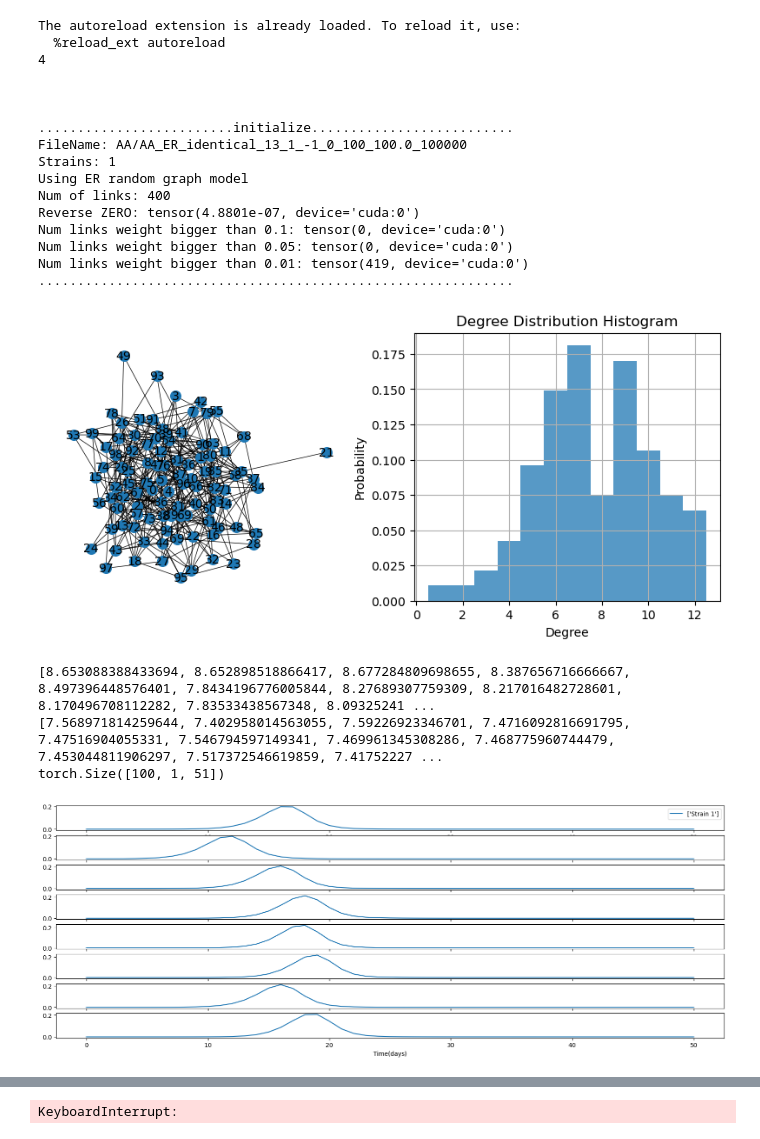
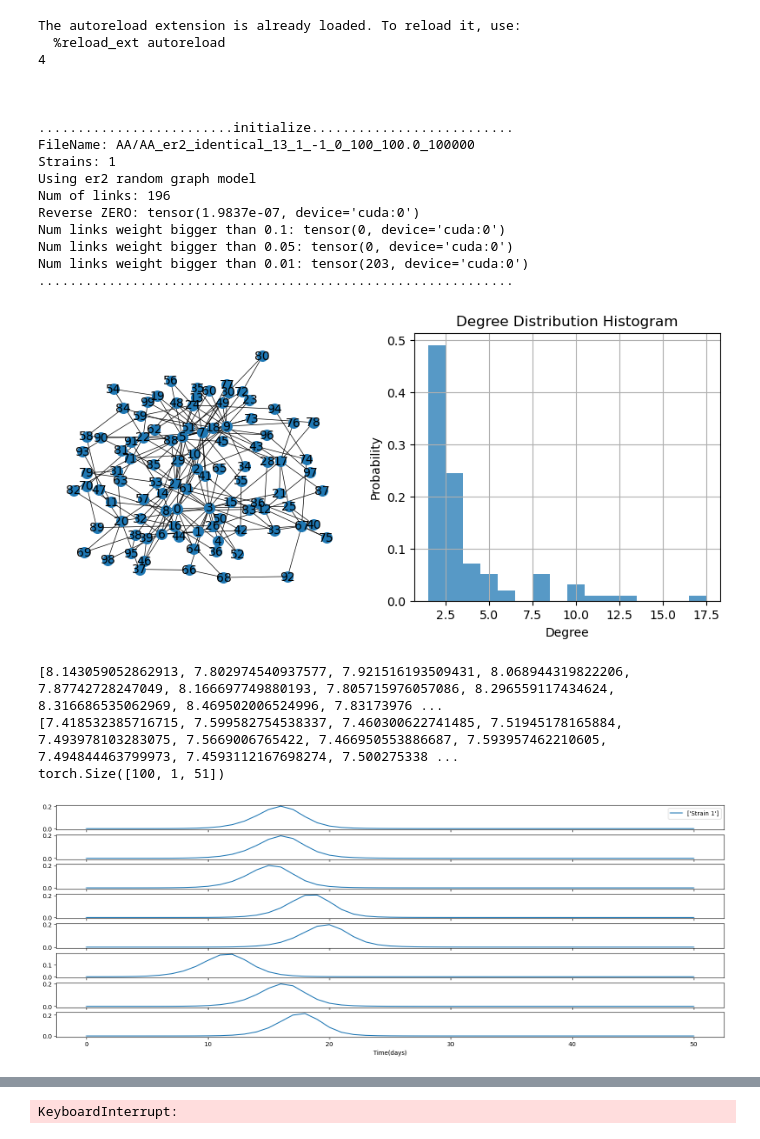
Before and after one commit to bizhili/Topology_Learning_Epis, a Jupyter notebook: test_multi_cities_no_att.ipynb, the cells around one changed output, grey strips where cells are left out. Saved outputs shown, nothing was run; the diff lists cells and outputs as text; code cells hidden in the pictures.

```diff
--- a/test_multi_cities_no_att.ipynb
+++ b/test_multi_cities_no_att.ipynb
@@ -29,7 +29,7 @@ pramameters.add_arguments(parser)
 paras= pramameters.read_arguments(parser)
 #preset
 paras.modelLoad= "AA"
-paras.randomGraph= "ER"
+paras.randomGraph= "er2"
 paras.weightModel= "identical"
 paras.epoches= 100000
 paras.intense= -1
@@ -78,6 +78,9 @@ elif paras.randomGraph=="WS":
     A, G= random_graph.get_WS_random_contact(paras.n, paras.dense*2, paras.wsProbability, device= device)
 elif paras.randomGraph=="ER":
     A, G= random_graph.get_ER_random_contact(paras.n, paras.dense, device= device)
+else:
+    A, G= random_graph.read_from_file("graphs/"+paras.randomGraph+".npy")
+
 
 #assign adjacency weight to matrix: degree(defult), gravity
 
@@ -91,39 +94,39 @@ elif  paras.weightModel=="identical":
 utils.log_print(printFlag,"\n\n\n.........................initialize..........................")
 utils.log_print(printFlag,"FileName:", fileName)
 utils.log_print(printFlag,"Strains:", paras.strains)
 utils.log_print(printFlag,"Using", paras.randomGraph,"random graph model")
 utils.log_print(printFlag,"Num of links:", G.number_of_edges())
 Zmat= A_mat.create_A_mat(Aw, P)
 Zmat2= A_mat.reverse_A_mat(Zmat-torch.eye(Aw.shape[0], dtype= torch.float32, device= Aw.device), P)
 utils.log_print(printFlag,"Reverse ZERO:", torch.sum(torch.abs(Zmat2-Aw)))
 utils.log_print(printFlag,"Num links weight bigger than 0.1:", torch.sum(Zmat>0.1)-paras.n)
 utils.log_print(printFlag,"Num links weight bigger than 0.05:", torch.sum(Zmat>0.05)-paras.n)
 utils.log_print(printFlag,"Num links weight bigger than 0.01:", torch.sum(Zmat>0.01)-paras.n)
 utils.log_print(printFlag,".............................................................")
 #plot this network
 if plotFlag==1:
     if paras.plot== "2d_RGG":
         plotGraph.plot_2d_RGG(G, pos)
     elif paras.plot== "spring":
         plotGraph.plot_spring_layout(G)
 # %% [output]
 The autoreload extension is already loaded. To reload it, use:
   %reload_ext autoreload
 4
 
 
 
 .........................initialize..........................
-FileName: AA/AA_ER_identical_13_1_-1_0_100_100.0_100000
+FileName: AA/AA_er2_identical_13_1_-1_0_100_100.0_100000
 Strains: 1
-Using ER random graph model
-Num of links: 400
-Reverse ZERO: tensor(4.8801e-07, device='cuda:0')
+Using er2 random graph model
+Num of links: 196
+Reverse ZERO: tensor(1.9837e-07, device='cuda:0')
 Num links weight bigger than 0.1: tensor(0, device='cuda:0')
 Num links weight bigger than 0.05: tensor(0, device='cuda:0')
-Num links weight bigger than 0.01: tensor(419, device='cuda:0')
+Num links weight bigger than 0.01: tensor(203, device='cuda:0')
 .............................................................
-[figure, old version]
+[figure, new version]
 # %%
 R0s_taus= [[random.uniform(paras.R0Mean-paras.R0Std, paras.R0Mean+paras.R0Std),
             random.uniform(paras.tauMean-paras.tauStd, paras.tauMean+paras.tauStd)] for _ in range(40)]
@@ -151,7 +154,7 @@ if plotFlag==1:
 
     #plt.title(f"Example of {numPlot} nodes epidemic newly infected.")
 # %% [output]
-[8.653088388433694, 8.652898518866417, 8.677284809698655, 8.387656716666667, 8.497396448576401, 7.8434196776005844, 8.27689307759309, 8.217016482728601, 8.170496708112282, 7.83533438567348, 8.09325241 ...
-[7.568971814259644, 7.402958014563055, 7.59226923346701, 7.4716092816691795, 7.47516904055331, 7.546794597149341, 7.469961345308286, 7.468775960744479, 7.453044811906297, 7.517372546619859, 7.41752227 ...
+[8.143059052862913, 7.802974540937577, 7.921516193509431, 8.068944319822206, 7.87742728247049, 8.166697749880193, 7.805715976057086, 8.296559117434624, 8.316686535062969, 8.469502006524996, 7.83173976 ...
+[7.418532385716715, 7.599582754538337, 7.460300622741485, 7.51945178165884, 7.493978103283075, 7.5669006765422, 7.466950553886687, 7.593957462210605, 7.494844463799973, 7.4593112167698274, 7.500275338 ...
 torch.Size([100, 1, 51])
-[figure, old version]
+[figure, new version]
```
Also changed, not shown: parts of 2 cells of this notebook, 13 other files.
